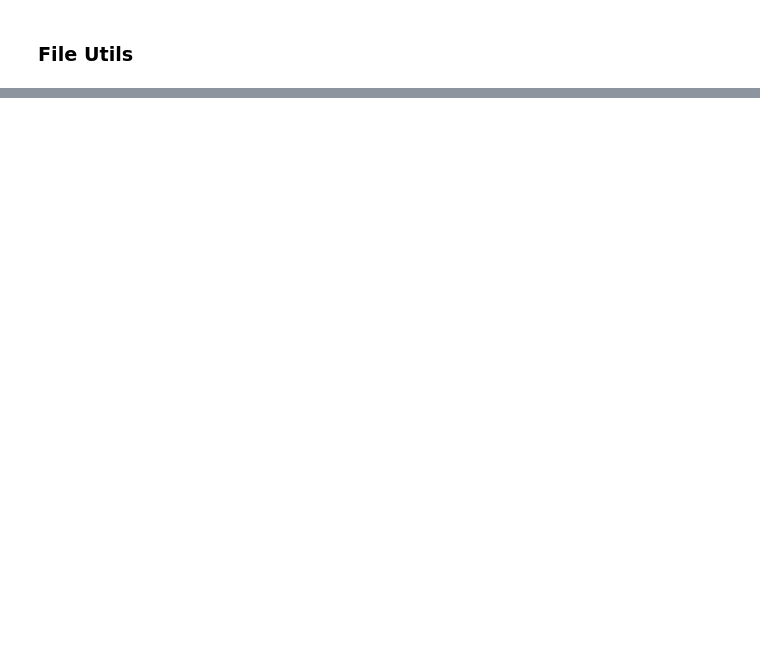
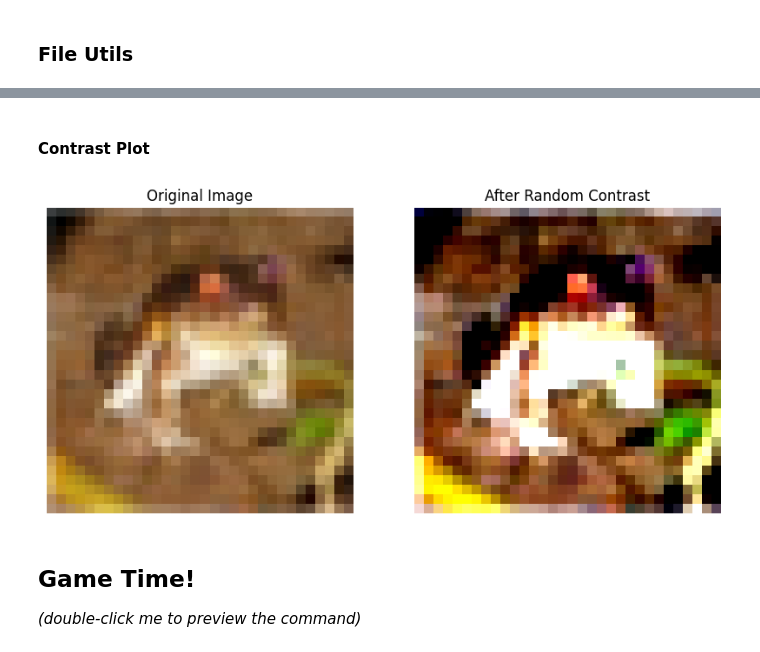
Before and after one commit to ThunderStruct/nbrefactor, a Jupyter notebook: demo/examples/sample_all_features.ipynb, the cells around one changed output, grey strips where cells are left out. Drawn from its saved outputs; the diff is of its cells as text; code cells hidden in the pictures; blank space fills up the shorter version.

Commit message:
Added new demo examples and implemented additional MarkdownCommands

```diff
--- a/demo/examples/sample_all_features.ipynb
+++ b/demo/examples/sample_all_features.ipynb
@@ -162,0 +297,14 @@ class MLUtils:
+# %% [markdown]
+#### Contrast Plot
+# %%
+img_aug = ImageAugmentation()
+
+plot_img_aug(img_aug.get_sample(), img_aug.get_contrasted(), 'After Random Contrast')
+# %% [output]
+[figure, added]
+# %% [markdown]
+## Game Time!
+
+_(double-click me to preview the command)_
+
+<!-- $package=game -->
```
Also changed, not shown: parts of 29 cells of this notebook, 6 other files.
